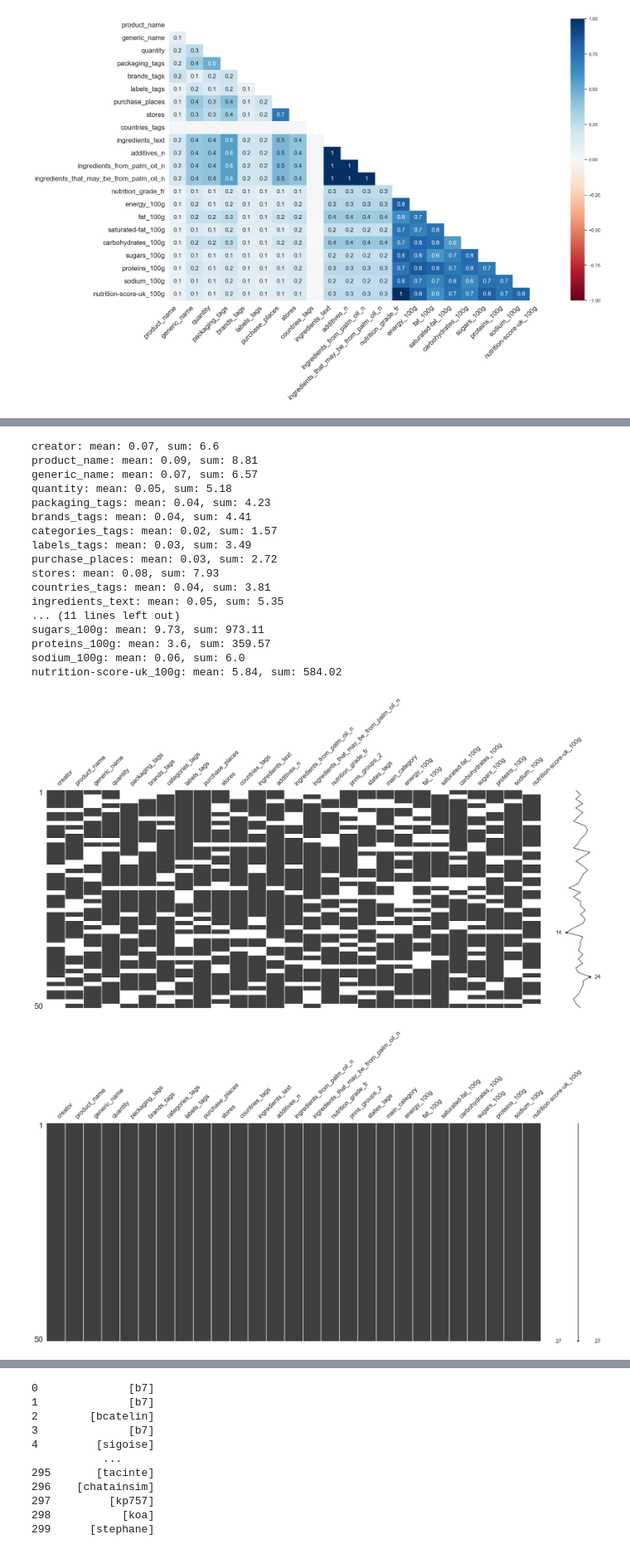
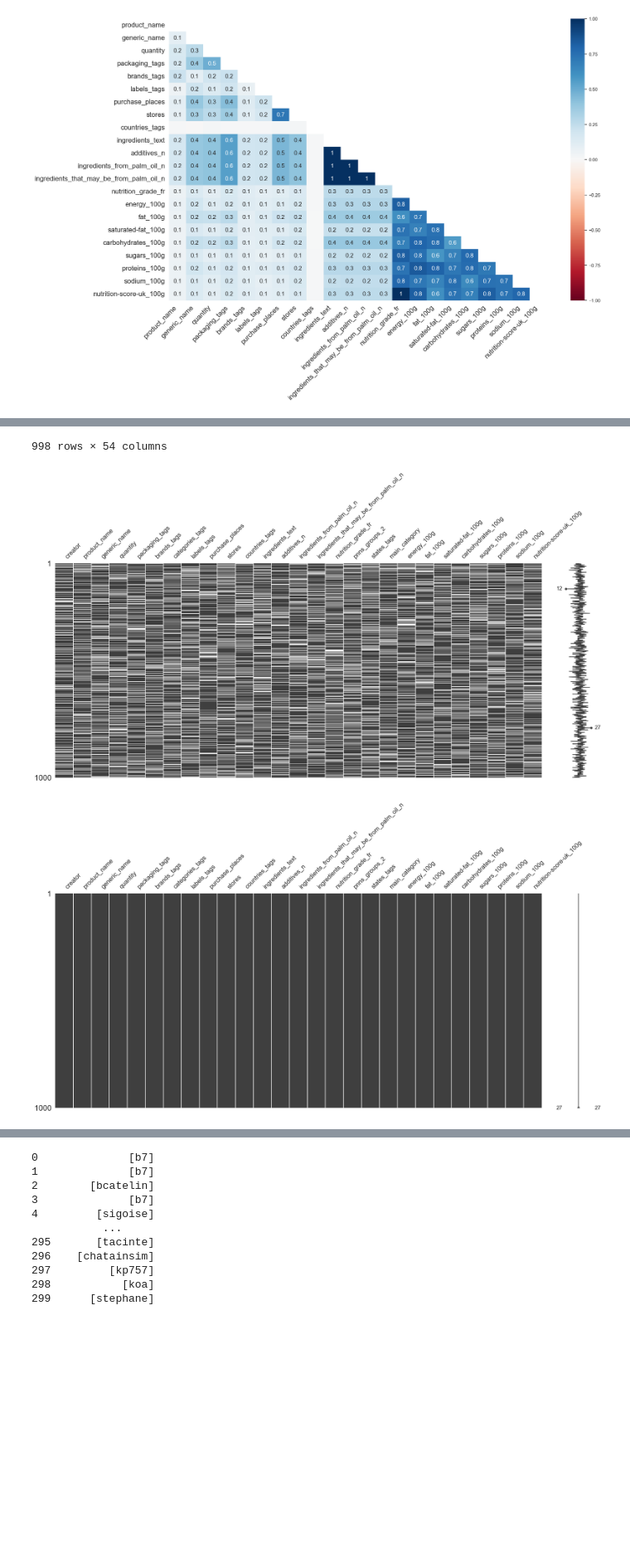
Before and after one commit to Unipto/DS_3, a Jupyter notebook: Preparez_des_donnees_pour_un_organisme_de_sante_publiques_CARRE_MAXIME/CARRE_MAXIME_1_notebook_test.ipynb, the cells around one changed output, grey strips where cells are left out. Shown at 83% size. Cells and saved outputs as stored; diff of their text form; code cells hidden in the pictures; blank space fills up the shorter version.

```diff
--- a/Preparez_des_donnees_pour_un_organisme_de_sante_publiques_CARRE_MAXIME/CARRE_MAXIME_1_notebook_test.ipynb
+++ b/Preparez_des_donnees_pour_un_organisme_de_sante_publiques_CARRE_MAXIME/CARRE_MAXIME_1_notebook_test.ipynb
@@ -876,17 +1075,18 @@ def handle_nan_and_numeric(x, y):
     """Handle NaN and numeric differences efficiently."""
     if isinstance(x, list) or isinstance(y, list) or pd.isna(x) or pd.isna(y):
         return 0
-    return abs(x - y)
+    return abs(x-y)
 
 def custom_metric(x_missing, y_potential_neighbor):
     """Compute the custom metric efficiently."""
     # Convert to NumPy arrays for efficient processing
     x_missing = np.array(x_missing, dtype=object)
     y_potential_neighbor = np.array(y_potential_neighbor, dtype=object)
+    str_dist = [1 - SequenceMatcher(a=x, b=y).ratio() if isinstance(x, str) and isinstance(y, str) else 0 for x, y in zip(x_missing, y_potential_neighbor)]
     numeric_dist = [handle_nan_and_numeric(x, y) if isinstance(x, (int, float)) or isinstance(y, (int, float)) else 0 for x, y in zip(x_missing, y_potential_neighbor)]
-    non_numeric_dist = [edit_distance_unordered(x, y) if not (isinstance(x, (int, float)) or isinstance(y, (int, float))) else 0 for x, y in zip(x_missing, y_potential_neighbor)]
+    other_dist = [edit_distance_unordered(x, y) if not (isinstance(x, (int, float, str)) or isinstance(y, (int, float, str))) else 0 for x, y in zip(x_missing, y_potential_neighbor)]
     # Combine numeric and non-numeric differences
-    difference = numeric_dist + non_numeric_dist
+    difference = [string + num + non_num for string, num, non_num in zip(str_dist, numeric_dist, other_dist)]
     # Compute the distance
     distance = np.linalg.norm(difference)
     return distance
@@ -897,5 +1108,5 @@ np.float64(4.0)
 # %%
-def imputation(df:pd.DataFrame, features_to_estimate:list[str], group_columns:list[str], n_neighbors:int=10):
+def imputation(df:pd.DataFrame, features_to_estimate:list[str], group_columns:list[str], n_neighbors:int=10, method:Literal['build_and_save', 'load']='build_and_save'):
     '''
     Imputes missing values for specified features in a DataFrame using group averages or a specified method.
 
@@ -903,7 +1114,7 @@ def imputation(df:pd.DataFrame, features_to_estimate:list[str], group_columns:li
     df (pd.DataFrame): Original DataFrame.
     features_to_estimate (str): Features for which missing data needs to be imputed.
     group_columns (str): Possible grouping variables for aggregation. All combinations will be attempted and the one with the lowest variation will be chosen for each missing value.
-    method (Callable): Imputation method (e.g., mean, median). Defaults to np.mean.
+    method (Literal): Indicates whether the model should be built from scratch and saved ('save'), or rather loaded from a file ('load'). Defaults to 'save'.
 
     Returns:
     pd.DataFrame: DataFrame with imputed values for the specified indicator.
@@ -915,27 +1126,28 @@ def imputation(df:pd.DataFrame, features_to_estimate:list[str], group_columns:li
 
     df_copy.reset_index(inplace=True, drop=True)
 
-    from sklearn.preprocessing import MinMaxScaler
-
-    numeric_columns = df_copy.select_dtypes(include=np.number).columns
-
-    # Scale between 0 and 1
-    scaler = MinMaxScaler()
-    df_copy[numeric_columns] = pd.DataFrame(scaler.fit_transform(df_copy[numeric_columns]), columns=numeric_columns)
-
     # Transform columns with list-like values with split
     string_columns = df_copy.select_dtypes(include='object')
     for col in string_columns:
       if df_copy[col].str.contains(',').any():
         df_copy[col] = df_copy[col].apply(lambda x: x.split(',') if isinstance(x, str) else x)
 
-    missing_data = df_copy.loc[df_copy[features_to_estimate].isna().any(axis=1)]
+    numeric_columns = df_copy.select_dtypes(include=np.number).columns
+    # Scale between 0 and 1
+    scaler = MinMaxScaler() # This is sensitive to outliers
+    df_scaled = df_copy.copy()
+    df_scaled[numeric_columns] = pd.DataFrame(scaler.fit_transform(df_scaled[numeric_columns]), columns=numeric_columns)
 
-    distance = squareform(pdist(df_copy, metric=custom_metric))
+    missing_data = df_scaled.loc[df_scaled[features_to_estimate].isna().any(axis=1)]
 
-    neigh = NearestNeighbors(n_neighbors=n_neighbors, metric="precomputed")
+    filename = f'{n_neighbors}_neighbors_{df_copy.shape[0]}.sav'
 
-    neigh.fit(distance)
+    if method == "load":
+        neigh = load_model(filename)
+    elif method == "build_and_save":
+        neigh = build_and_save_model(df=df_scaled, n_neighbors=n_neighbors, filename=filename)
+    else:
+        raise ValueError("Invalid method. Use 'save' or 'load'.")
 
     nbrs_indices = neigh.kneighbors(n_neighbors=n_neighbors, return_distance=False)
 
@@ -965,7 +1177,7 @@ def imputation(df:pd.DataFrame, features_to_estimate:list[str], group_columns:li
 
     return imputed_data
 # %%
-def build_test_data(df:pd.DataFrame, missing_rate:float=0.25, max_samples:int=50):
+def build_test_data(df:pd.DataFrame, missing_rate:float=0.25, max_samples:int=1000):
     rng = np.random.RandomState(42)
 
     # Only keep samples with no missing values and only keep max_samples rows
@@ -1006,10 +1281,7 @@ def getImputationScore(ref:pd.DataFrame, imputed:pd.DataFrame):
 # %%
 ref, test = build_test_data(filtered_data)
 msno.matrix(test)
-imputed = pd.DataFrame(imputation(df=test, features_to_estimate=test.columns[test.isna().any()], group_columns=test.columns))
+imputed = pd.DataFrame(imputation(df=test, features_to_estimate=test.columns[test.isna().any()], group_columns=test.columns, method="load"))
 msno.matrix(imputed)
-getImputationScore(ref, imputed)
-# display(imputed.compare(ref))
-# diff_mask = ~((imputed == ref) | (imputed.isna() & ref.isna()))
-# diff_mask
+getImputationScore(ref, test, imputed)
 # %% [output]
@@ -1016,19 +1301,3 @@ getImputationScore(ref, imputed)
-creator: mean: 0.07, sum: 6.6
-product_name: mean: 0.09, sum: 8.81
-generic_name: mean: 0.07, sum: 6.57
-quantity: mean: 0.05, sum: 5.18
-packaging_tags: mean: 0.04, sum: 4.23
-brands_tags: mean: 0.04, sum: 4.41
-categories_tags: mean: 0.02, sum: 1.57
-labels_tags: mean: 0.03, sum: 3.49
-purchase_places: mean: 0.03, sum: 2.72
-stores: mean: 0.08, sum: 7.93
-countries_tags: mean: 0.04, sum: 3.81
-ingredients_text: mean: 0.05, sum: 5.35
-... (11 lines left out)
-sugars_100g: mean: 9.73, sum: 973.11
-proteins_100g: mean: 3.6, sum: 359.57
-sodium_100g: mean: 0.06, sum: 6.0
-nutrition-score-uk_100g: mean: 5.84, sum: 584.02
+998 rows × 54 columns
-[figure, old version]
+[figure, new version]
-[figure, old version]
+[figure, new version]
```
Also changed, not shown: parts of 20 cells of this notebook, 2 other files.
